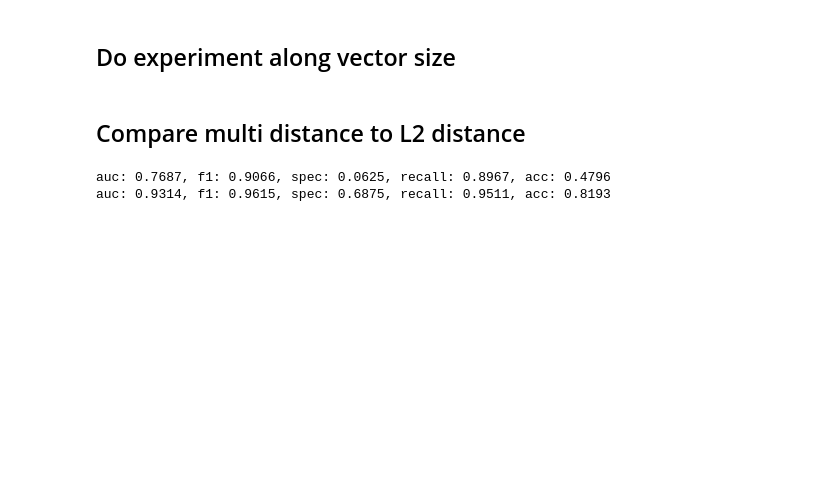
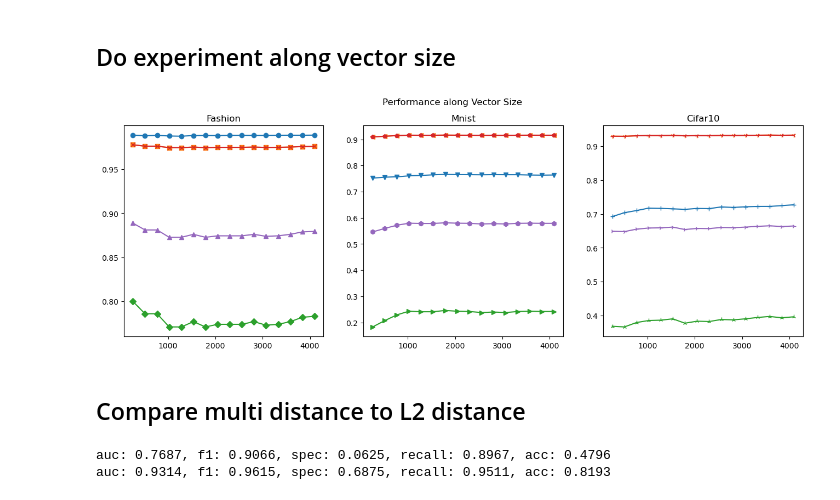
Before and after one commit to SoulMind01/FewShot-demo, a Jupyter notebook: experiment.ipynb, the cells around one changed output. Cells and saved outputs as stored; diff of their text form; code cells hidden in the pictures; blank space fills up the shorter version.

```diff
--- a/experiment.ipynb
+++ b/experiment.ipynb
@@ -272,26 +344,32 @@ for dataset in results_learning_rate.keys():
 # %%
 vector_size_range = np.arange(256, 4097, 256)
 results_vector_size = init_result_dicts()
-for vector_size in vector_size_range:
-    for dataset in results_vector_size.keys():
-        args = init_args()
-        args.vector_size = vector_size
-        args.dataset = dataset
-        args.normal_class = normal_classes[dataset]
-        df, auc, f1, spec, recall, acc = train(args)
-        results_vector_size[dataset]['df'].append(df)
-        results_vector_size[dataset]['auc'].append(auc)
-        results_vector_size[dataset]['f1'].append(f1)
-        results_vector_size[dataset]['spec'].append(spec)
-        results_vector_size[dataset]['recall'].append(recall)
-        results_vector_size[dataset]['acc'].append(acc)
+experiment_name = 'vector_size_experiment'
+if os.path.exists(experiment_name):
+    results_vector_size = load_results(experiment_name)
+else:
+    for vector_size in vector_size_range:
+        for dataset in results_vector_size.keys():
+            args = init_args()
+            args.vector_size = vector_size
+            args.dataset = dataset
+            df, auc, f1, spec, recall, acc = train(args)
+            results_vector_size[dataset]['df'].append(df)
+            results_vector_size[dataset]['auc'].append(auc)
+            results_vector_size[dataset]['f1'].append(f1)
+            results_vector_size[dataset]['spec'].append(spec)
+            results_vector_size[dataset]['recall'].append(recall)
+            results_vector_size[dataset]['acc'].append(acc)
 # %%
-if not os.path.exists('vector_size_experiment'):
-    os.mkdir('vector_size_experiment')
-for dataset in results_vector_size.keys():
-    analyze_result(results_vector_size[dataset], f'vector_size in {dataset}', x_axis=vector_size_range)
-    plt.savefig(f'vector_size_experiment/{dataset}.png')
-    # plot_hist(results_vector_size[dataset])
+if not os.path.exists(experiment_name):
+    os.mkdir(experiment_name)
+analyze_results(results_vector_size, vector_size_range, "Vector Size")
+plt.savefig(f"{experiment_name}/vector_size_experiment.png")
+save_results(results_vector_size, experiment_name)
+if is_colab():
+    !cp -r vector_size_experiment $google_drive_path
+# %% [output]
+[figure, added]
 # %% [markdown]
 ## Compare multi distance to L2 distance
 # %%
```
Also changed, not shown: parts of 30 cells of this notebook, 4 other files.
